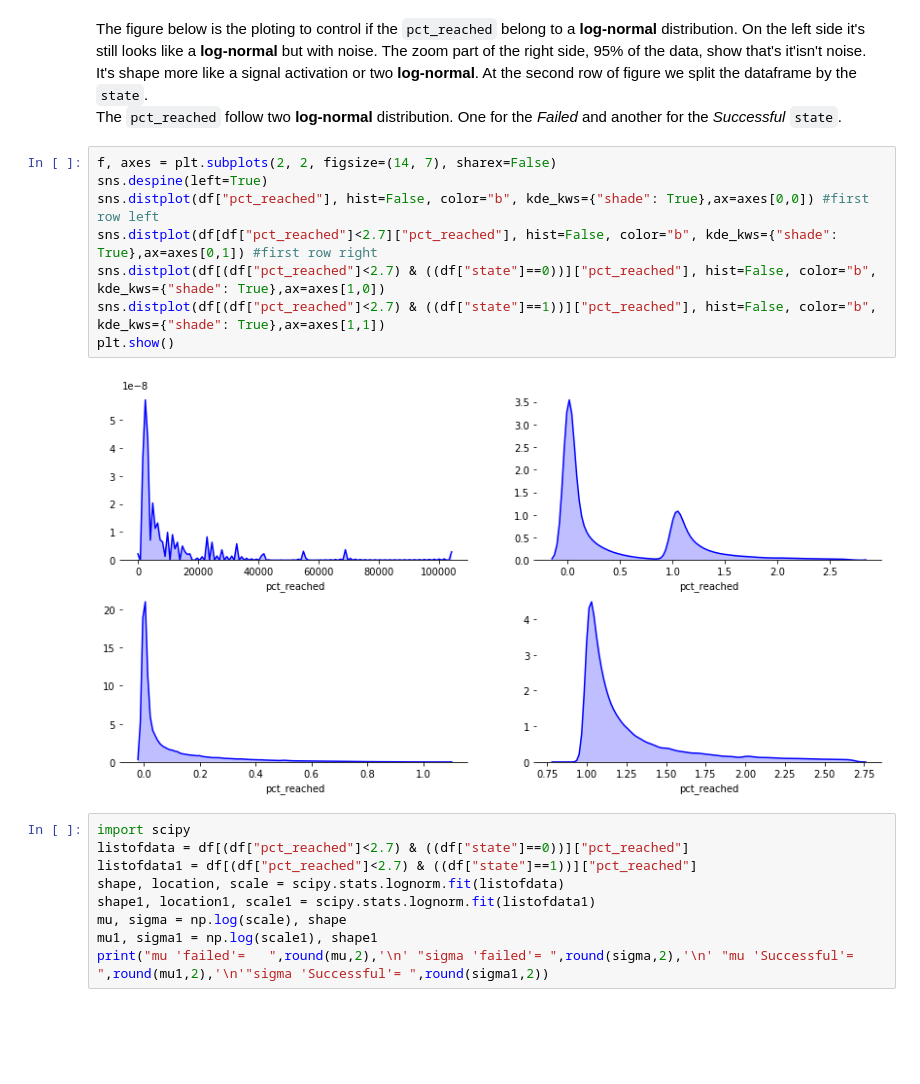
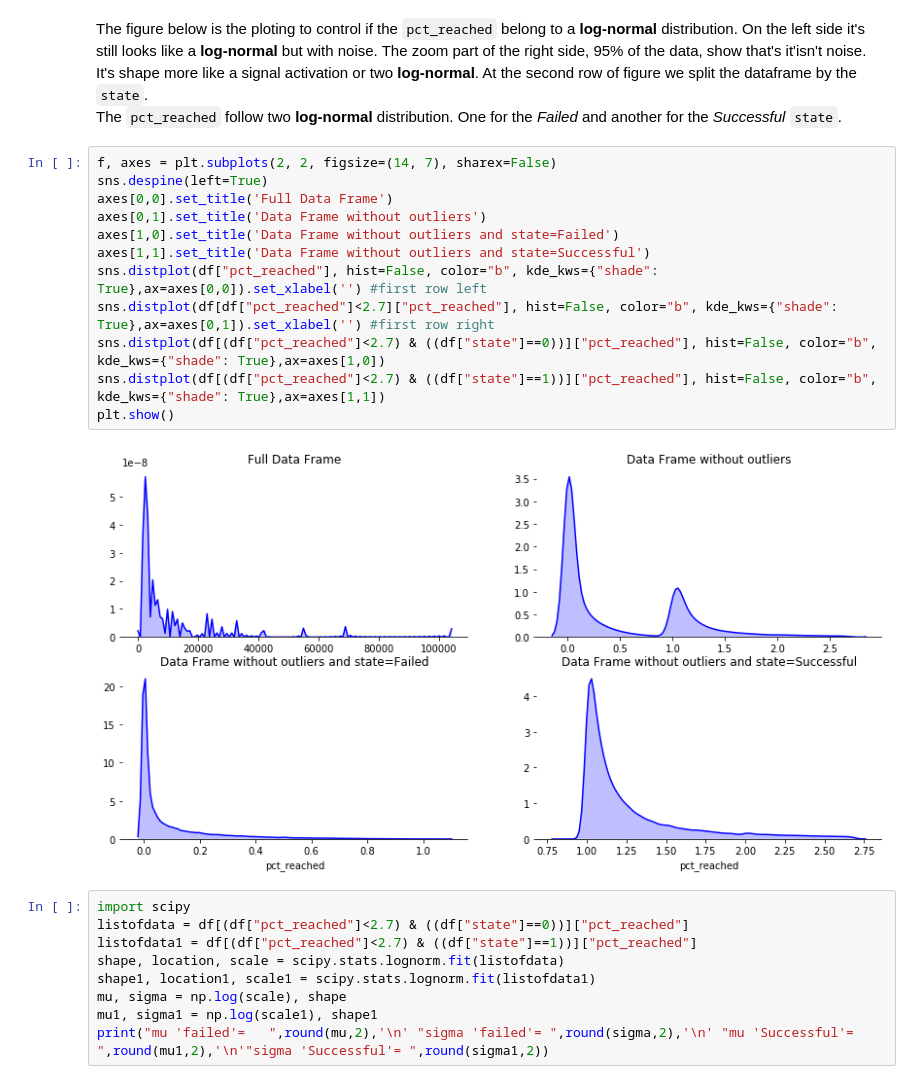
Before and after one commit to tbacha/DMML2019_Team_Apple, a Jupyter notebook: code/Kickstarter_notebook_Team_Apple_EDA.ipynb, the cells around one changed output. Drawn from its saved outputs; the diff is of its cells as text; blank space fills up the shorter version.

```diff
--- a/code/Kickstarter_notebook_Team_Apple_EDA.ipynb
+++ b/code/Kickstarter_notebook_Team_Apple_EDA.ipynb
@@ -224,13 +224,17 @@ The `pct_reached` follow two **log-normal** distribution. One for the *Failed* a
 # %%
 f, axes = plt.subplots(2, 2, figsize=(14, 7), sharex=False)
 sns.despine(left=True)
-sns.distplot(df["pct_reached"], hist=False, color="b", kde_kws={"shade": True},ax=axes[0,0]) #first row left
-sns.distplot(df[df["pct_reached"]<2.7]["pct_reached"], hist=False, color="b", kde_kws={"shade": True},ax=axes[0,1]) #first row right
+axes[0,0].set_title('Full Data Frame')
+axes[0,1].set_title('Data Frame without outliers')
+axes[1,0].set_title('Data Frame without outliers and state=Failed')
+axes[1,1].set_title('Data Frame without outliers and state=Successful')
+sns.distplot(df["pct_reached"], hist=False, color="b", kde_kws={"shade": True},ax=axes[0,0]).set_xlabel('') #first row left
+sns.distplot(df[df["pct_reached"]<2.7]["pct_reached"], hist=False, color="b", kde_kws={"shade": True},ax=axes[0,1]).set_xlabel('') #first row right
 sns.distplot(df[(df["pct_reached"]<2.7) & ((df["state"]==0))]["pct_reached"], hist=False, color="b", kde_kws={"shade": True},ax=axes[1,0])
 sns.distplot(df[(df["pct_reached"]<2.7) & ((df["state"]==1))]["pct_reached"], hist=False, color="b", kde_kws={"shade": True},ax=axes[1,1])
 plt.show()
 # %% [output]
-[figure, old version]
+[figure, new version]
 # %%
 import scipy
 listofdata = df[(df["pct_reached"]<2.7) & ((df["state"]==0))]["pct_reached"]
```
